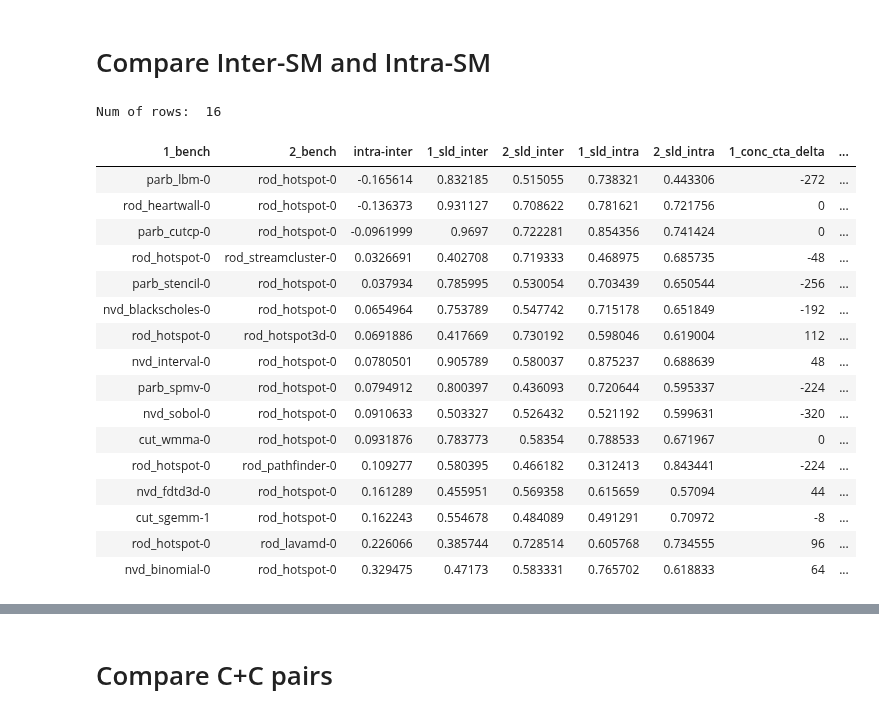
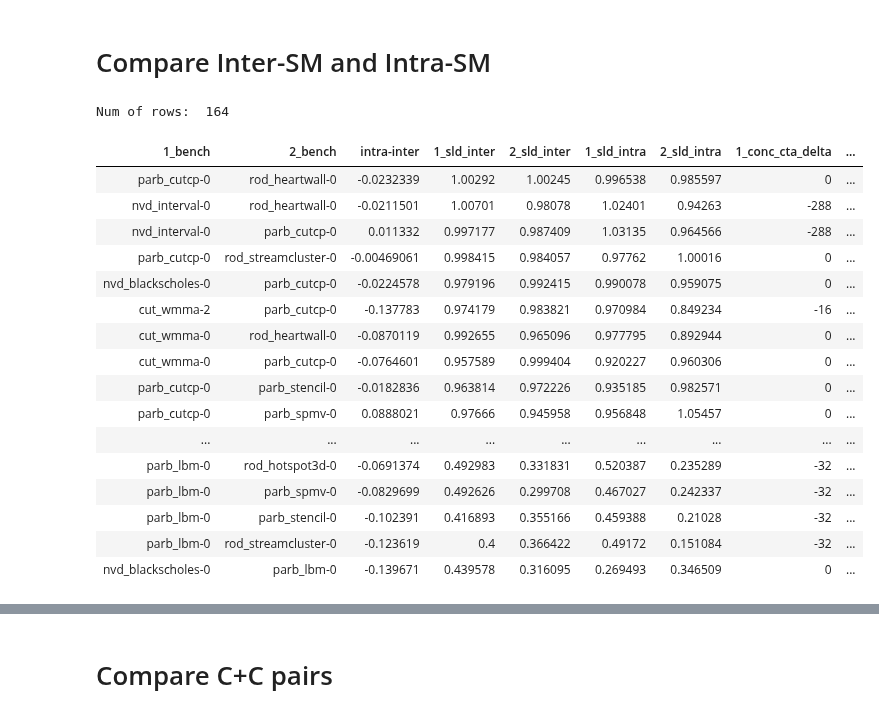
Before and after one commit to UofT-EcoSystem/GPU-Virtualization-Benchmarks, a Jupyter notebook: util/data/notebooks/View_Compare_Sharing.ipynb, the cells around one changed output, grey strips where cells are left out. Saved outputs shown, nothing was run; the diff lists cells and outputs as text; code cells hidden in the pictures.

```diff
--- a/util/data/notebooks/View_Compare_Sharing.ipynb
+++ b/util/data/notebooks/View_Compare_Sharing.ipynb
@@ -280,62 +285,53 @@ WS geomean: 1.7425
 # %%
 df_both = pd.merge(df_inter_show, df_dynamic_show, on=['1_bench', '2_bench'], suffixes=('_inter', '_intra'))
 df_both['intra-inter'] = df_both['ws_intra'] - df_both['ws_inter']
-df_both['diff_mf_lat'] = np.absolute(df_both['1_avg_mem_lat_intra'] - df_both['2_avg_mem_lat_intra'])
-
-# for c in df_both.columns:
-#     print(c)
-
 
 col_both = ['1_bench', '2_bench', #'ws_inter', 'ws_intra',
             'intra-inter',
             '1_sld_inter', '2_sld_inter', '1_sld_intra', '2_sld_intra',
-#             'avg_dram_bw_x_intra', 'avg_dram_bw_y_intra',
-#             'scoreboard_cycles_x_intra', 'scoreboard_cycles_y_intra',
-#             'l2_BW_x_intra', 'l2_BW_y_intra',
             '1_conc_cta_delta', '2_conc_cta_delta',
             '1_intra', '2_intra', '1_inter', '2_inter',
            ]
 
 df_both['1_conc_cta_delta'] = df_both['1_conc_cta_intra'] - df_both['1_conc_cta_inter']
 df_both['2_conc_cta_delta'] = df_both['2_conc_cta_intra'] - df_both['2_conc_cta_inter']
 
 def highlight_error(s):
     is_neg = s < 0
     return ['background-color: yellow' if v else '' for v in is_neg]
 
 
 df_both_display = df_both#[df_both['intra-inter']<0]
 
-# pattern: small grids favor inter-SM sharing
+# Filter 1: small grids
 # small_grid = ['parb_cutcp-0', 'rod_heartwall-0', 'rod_streamcluster-0']
 # df_both_display = df_both_display[(~df_both_display['1_bench'].isin(small_grid))&(~df_both_display['2_bench'].isin(small_grid))]
 
-target = 'rod_hotspot-0'
-df_both_display = df_both_display[(df_both_display['1_bench']==target)|(df_both_display['2_bench']==target)]
-
-df_both_display = df_both_display.sort_values('intra-inter')
+# Filter 2: target = 'rod_hotspot-0'
+# df_both_display = df_both_display[(df_both_display['1_bench']==target)|(df_both_display['2_bench']==target)]
+# df_both_display = df_both_display.sort_values('intra-inter')
 
 print('Num of rows: ', df_both_display.shape[0])
 draw_table(df_both_display, col_both, True).apply(highlight_error, subset=['intra-inter'])
 # %% [output]
-Num of rows:  16
+Num of rows:  164
 | 1_bench | 2_bench | intra-inter | 1_sld_inter | 2_sld_inter | 1_sld_intra | 2_sld_intra | 1_conc_cta_delta | ... |
-| parb_lbm-0 | rod_hotspot-0 | -0.165614 | 0.832185 | 0.515055 | 0.738321 | 0.443306 | -272 | ... |
-| rod_heartwall-0 | rod_hotspot-0 | -0.136373 | 0.931127 | 0.708622 | 0.781621 | 0.721756 | 0 | ... |
-| parb_cutcp-0 | rod_hotspot-0 | -0.0961999 | 0.9697 | 0.722281 | 0.854356 | 0.741424 | 0 | ... |
-| rod_hotspot-0 | rod_streamcluster-0 | 0.0326691 | 0.402708 | 0.719333 | 0.468975 | 0.685735 | -48 | ... |
-| parb_stencil-0 | rod_hotspot-0 | 0.037934 | 0.785995 | 0.530054 | 0.703439 | 0.650544 | -256 | ... |
-| nvd_blackscholes-0 | rod_hotspot-0 | 0.0654964 | 0.753789 | 0.547742 | 0.715178 | 0.651849 | -192 | ... |
-| rod_hotspot-0 | rod_hotspot3d-0 | 0.0691886 | 0.417669 | 0.730192 | 0.598046 | 0.619004 | 112 | ... |
-| nvd_interval-0 | rod_hotspot-0 | 0.0780501 | 0.905789 | 0.580037 | 0.875237 | 0.688639 | 48 | ... |
-| parb_spmv-0 | rod_hotspot-0 | 0.0794912 | 0.800397 | 0.436093 | 0.720644 | 0.595337 | -224 | ... |
-| nvd_sobol-0 | rod_hotspot-0 | 0.0910633 | 0.503327 | 0.526432 | 0.521192 | 0.599631 | -320 | ... |
-| cut_wmma-0 | rod_hotspot-0 | 0.0931876 | 0.783773 | 0.58354 | 0.788533 | 0.671967 | 0 | ... |
-| rod_hotspot-0 | rod_pathfinder-0 | 0.109277 | 0.580395 | 0.466182 | 0.312413 | 0.843441 | -224 | ... |
-| nvd_fdtd3d-0 | rod_hotspot-0 | 0.161289 | 0.455951 | 0.569358 | 0.615659 | 0.57094 | 44 | ... |
-| cut_sgemm-1 | rod_hotspot-0 | 0.162243 | 0.554678 | 0.484089 | 0.491291 | 0.70972 | -8 | ... |
-| rod_hotspot-0 | rod_lavamd-0 | 0.226066 | 0.385744 | 0.728514 | 0.605768 | 0.734555 | 96 | ... |
-| nvd_binomial-0 | rod_hotspot-0 | 0.329475 | 0.47173 | 0.583331 | 0.765702 | 0.618833 | 64 | ... |
+| parb_cutcp-0 | rod_heartwall-0 | -0.0232339 | 1.00292 | 1.00245 | 0.996538 | 0.985597 | 0 | ... |
+| nvd_interval-0 | rod_heartwall-0 | -0.0211501 | 1.00701 | 0.98078 | 1.02401 | 0.94263 | -288 | ... |
+| nvd_interval-0 | parb_cutcp-0 | 0.011332 | 0.997177 | 0.987409 | 1.03135 | 0.964566 | -288 | ... |
+| parb_cutcp-0 | rod_streamcluster-0 | -0.00469061 | 0.998415 | 0.984057 | 0.97762 | 1.00016 | 0 | ... |
+| nvd_blackscholes-0 | parb_cutcp-0 | -0.0224578 | 0.979196 | 0.992415 | 0.990078 | 0.959075 | 0 | ... |
+| cut_wmma-2 | parb_cutcp-0 | -0.137783 | 0.974179 | 0.983821 | 0.970984 | 0.849234 | -16 | ... |
+| cut_wmma-0 | rod_heartwall-0 | -0.0870119 | 0.992655 | 0.965096 | 0.977795 | 0.892944 | 0 | ... |
+| cut_wmma-0 | parb_cutcp-0 | -0.0764601 | 0.957589 | 0.999404 | 0.920227 | 0.960306 | 0 | ... |
+| parb_cutcp-0 | parb_stencil-0 | -0.0182836 | 0.963814 | 0.972226 | 0.935185 | 0.982571 | 0 | ... |
+| parb_cutcp-0 | parb_spmv-0 | 0.0888021 | 0.97666 | 0.945958 | 0.956848 | 1.05457 | 0 | ... |
+| ... | ... | ... | ... | ... | ... | ... | ... | ... |
+| parb_lbm-0 | rod_hotspot3d-0 | -0.0691374 | 0.492983 | 0.331831 | 0.520387 | 0.235289 | -32 | ... |
+| parb_lbm-0 | parb_spmv-0 | -0.0829699 | 0.492626 | 0.299708 | 0.467027 | 0.242337 | -32 | ... |
+| parb_lbm-0 | parb_stencil-0 | -0.102391 | 0.416893 | 0.355166 | 0.459388 | 0.21028 | -32 | ... |
+| parb_lbm-0 | rod_streamcluster-0 | -0.123619 | 0.4 | 0.366422 | 0.49172 | 0.151084 | -32 | ... |
+| nvd_blackscholes-0 | parb_lbm-0 | -0.139671 | 0.439578 | 0.316095 | 0.269493 | 0.346509 | 0 | ... |
 # %%
 target = 'cut_sgemm-1'
 df_both_display = df_both#[df_both['intra-inter']<0]
```
Also changed, not shown: parts of 21 cells of this notebook, 11 other files.
